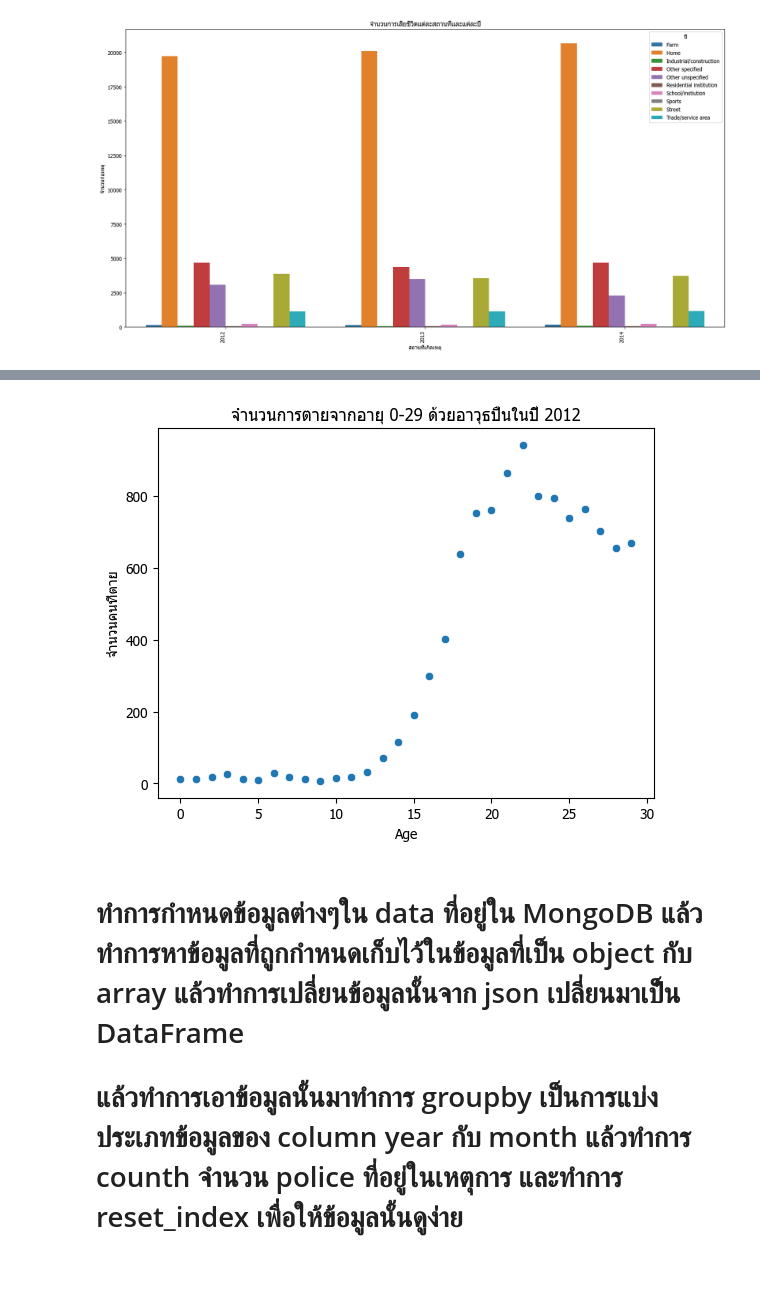
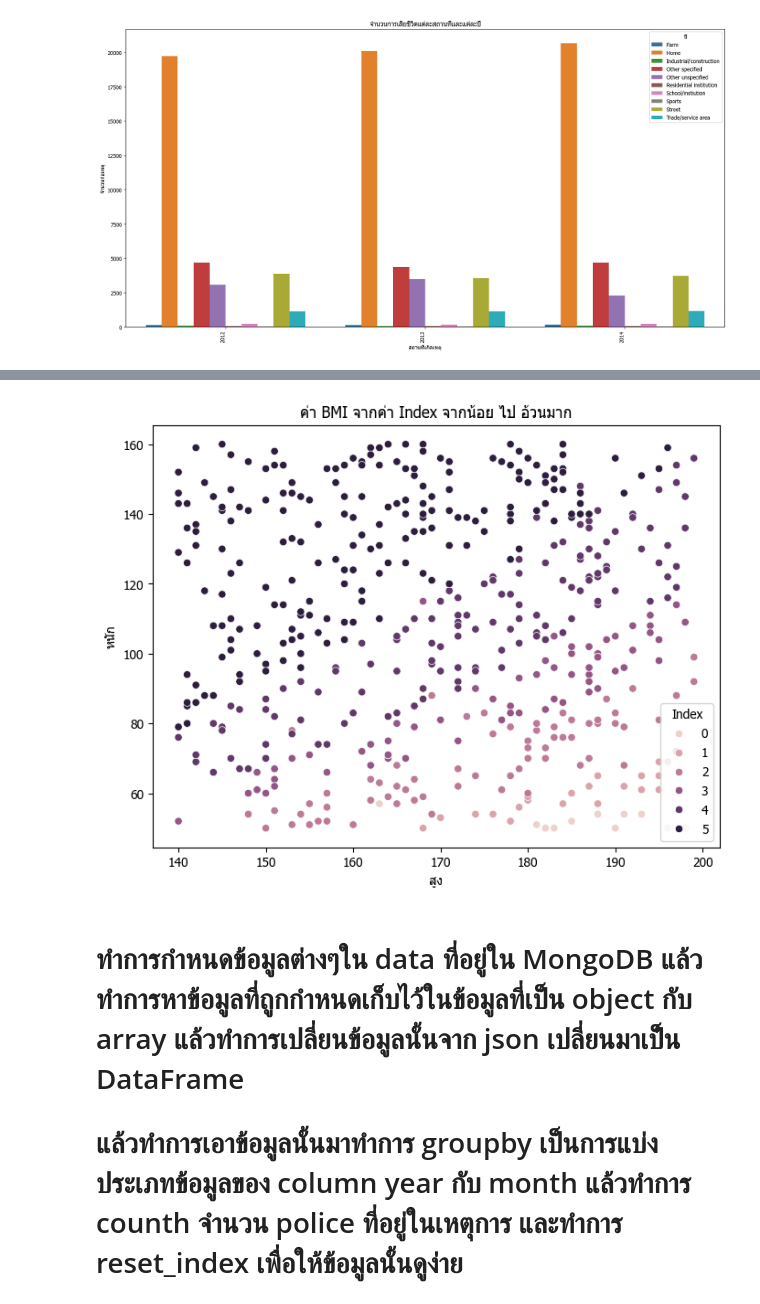
Before and after one commit to ThaphatTT/FinalDataAnalytics, a Jupyter notebook: GunAndDeathsInAmerica.ipynb, the cells around one changed output, grey strips where cells are left out. Drawn from its saved outputs; the diff is of its cells as text; code cells hidden in the pictures; blank space fills up the shorter version.

```diff
--- a/GunAndDeathsInAmerica.ipynb
+++ b/GunAndDeathsInAmerica.ipynb
@@ -231,11 +225,12 @@ death_count2
-# %%
-sns.scatterplot(x='age', y='month', data=death_count2)
-plt.title('จำนวนการตายจากอายุ 0-29 ด้วยอาวุธปืนในปี 2012')
-plt.xlabel('Age')
-plt.ylabel('จำนวนคนที่ตาย')
-plt.show()
-# %% [output]
-[figure, removed]
+# %%
+plt.figure(figsize=(8, 6))
+sns.scatterplot(x = 'Height', y='Weight',hue = "Index",data = data4)
+plt.title('ค่า BMI จากค่า Index จากน้อย ไป อ้วนมาก')
+plt.xlabel('สูง')
+plt.ylabel('หนัก')
+plt.show()
+# %% [output]
+[figure, added]
 # %% [markdown]
 # ทำการกำหนดข้อมูลต่างๆใน data ที่อยู่ใน MongoDB แล้วทำการหาข้อมูลที่ถูกกำหนดเก็บไว้ในข้อมูลที่เป็น object กับ array แล้วทำการเปลี่ยนข้อมูลนั้นจาก json เปลี่ยนมาเป๋็น DataFrame
 # แล้วทำการเอาข้อมูลนั้นมาทำการ groupby เป็นการแบ่งประเภทข้อมูลของ column year กับ month แล้วทำการ counth จำนวน police ที่อยู่ในเหตุการ และทำการ reset_index เพื่อให้ข้อมูลนั้นดูง่าย
```
Also changed, not shown: parts of 7 cells of this notebook, 2 other files.
